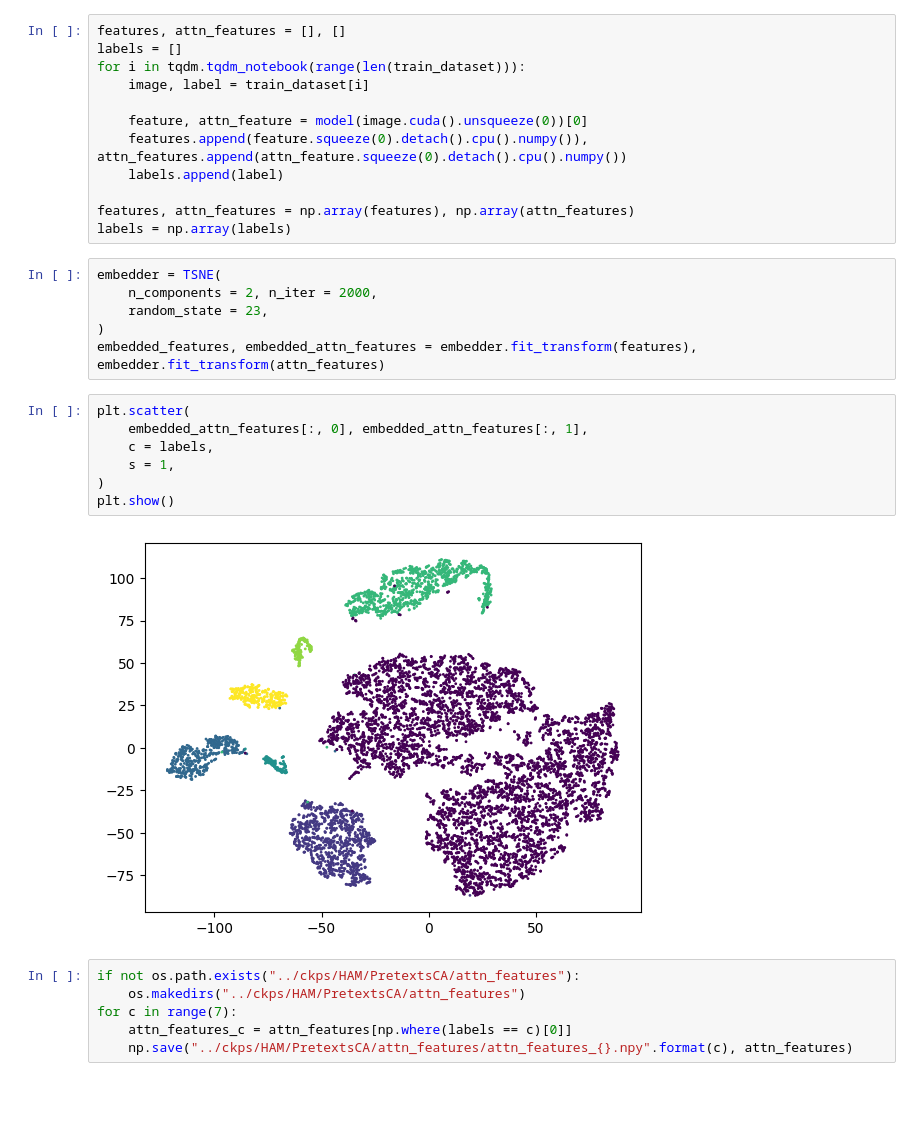
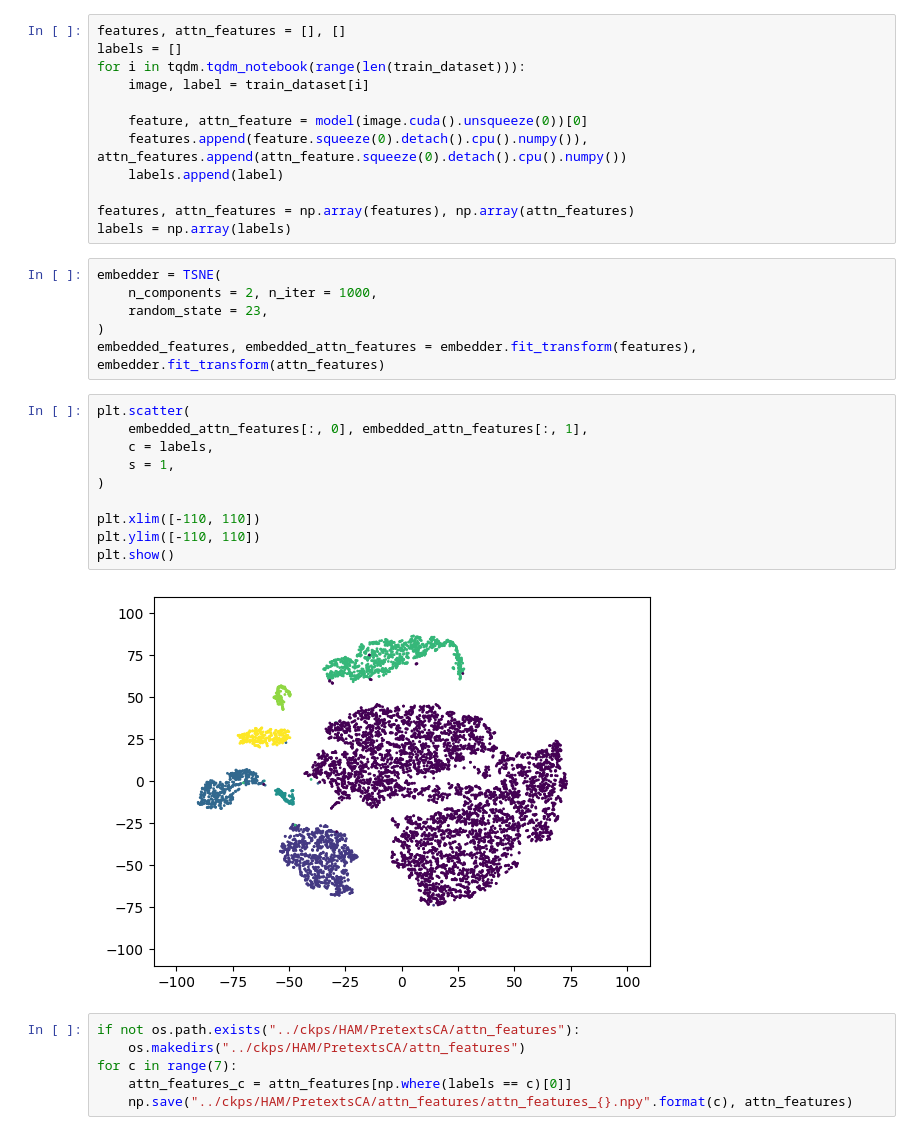
Before and after one commit to lhkhiem28/Continual-Learning, a Jupyter notebook: source/plot.ipynb, the cells around one changed output. Cells and saved outputs as stored; diff of their text form; blank space fills up the shorter version.

```diff
--- a/source/plot.ipynb
+++ b/source/plot.ipynb
@@ -35,19 +35,22 @@ features, attn_features = np.array(features), np.array(attn_features)
 labels = np.array(labels)
 # %%
 embedder = TSNE(
-    n_components = 2, n_iter = 2000,
+    n_components = 2, n_iter = 1000,
     random_state = 23,
 )
 embedded_features, embedded_attn_features = embedder.fit_transform(features), embedder.fit_transform(attn_features)
 # %%
 plt.scatter(
     embedded_attn_features[:, 0], embedded_attn_features[:, 1],
     c = labels,
     s = 1,
 )
+
+plt.xlim([-110, 110])
+plt.ylim([-110, 110])
 plt.show()
 # %% [output]
-[figure, old version]
+[figure, new version]
 # %%
 if not os.path.exists("../ckps/HAM/PretextsCA/attn_features"):
     os.makedirs("../ckps/HAM/PretextsCA/attn_features")
```
